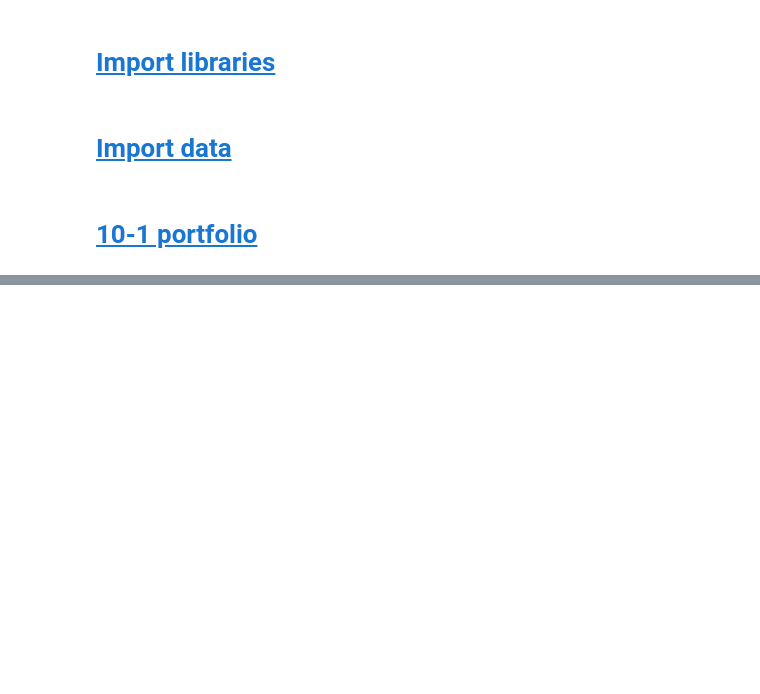
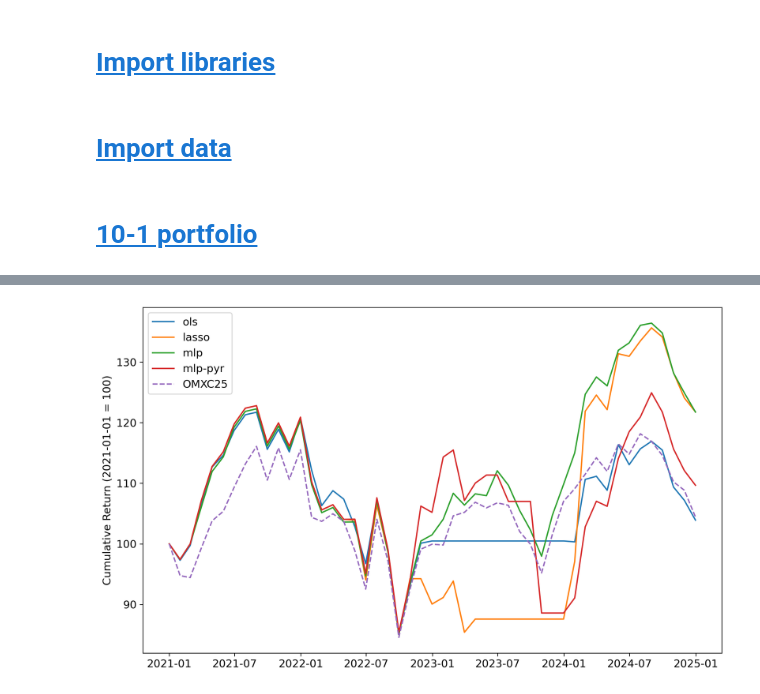
Before and after one commit to johanoelgaard/MastersThesis, a Jupyter notebook: trading johan.ipynb, the cells around one changed output, grey strips where cells are left out. Drawn from its saved outputs; the diff is of its cells as text; code cells hidden in the pictures; blank space fills up the shorter version.

```diff
--- a/trading johan.ipynb
+++ b/trading johan.ipynb
@@ -133,0 +141,46 @@ plt.close()
+# %%
+port_directional = pd.DataFrame()
+
+for model in models.keys():
+    tmp = df.copy(deep=True)
+    tmp['action'] = np.where(np.sign(tmp[model]) == 1, 1, np.where(np.sign(tmp[model]) == -1, -1, 0))
+    tmp['action'] = np.where(np.sign(tmp[model]) == 1, 1, -1)
+
+    tmp['n_short'] = (tmp['action'] == -1).astype(int)
+    tmp['n_long'] = (tmp['action'] == 1).astype(int)
+
+    tmp['n_short'] = tmp.groupby('timestamp')['n_short'].transform('sum')
+    tmp['n_long'] = tmp.groupby('timestamp')['n_long'].transform('sum')
+
+
+    tmp[f'{model}_return'] = np.where(tmp['action'] == 1, tmp['y_true_full']/tmp['n_long'],
+                        np.where(tmp['action'] == -1, - tmp['y_true_full']/tmp['n_short'], 0))
+    # pure one directional strategy
+    tmp[f'{model}_return'] = np.where(tmp['action'] == 1, tmp['y_true_full']/tmp['n_long'],0)
+    # tmp[f'{model}_return'] = np.where(tmp['action'] == -1, - tmp['y_true_full']/tmp['n_short'],0)
+
+    tmp = tmp.groupby('timestamp')[f'{model}_return'].sum().reset_index()
+    tmp[f'{model}_return'] = tmp[f'{model}_return'] + 1
+    tmp[f'{model}_return_cum'] = tmp[f'{model}_return'].cumprod() * 100
+    tmp[f'{model}_return'] = tmp[f'{model}_return'] - 1
+
+    port_directional = pd.concat([port_directional, tmp], axis=1)
+port_directional = port_directional.loc[:, ~port_directional.columns.duplicated()]
+port_directional.loc[-1] = [pd.Timestamp('2021-01-01'), 0, 100, 0, 100, 0, 100, 0, 100]
+port_directional = port_directional.sort_index().reset_index(drop=True)
+# %%
+# plotting
+plt.figure(figsize=(10, 6))
+for model in models.keys():
+    plt.plot(port_directional['timestamp'], port_directional[f'{model}_return_cum'], label=model)
+plt.plot(omxc25_price['timestamp'], omxc25_price['rebased'], label='OMXC25', linestyle='--')
+# plt.plot(omxcb_price['timestamp'], omxcb_price['rebased'], label='OMXCB', linestyle='--')
+# plt.title('Cumulative Returns by Model')
+# plt.xlabel('Timestamp')
+plt.ylabel('Cumulative Return (2021-01-01 = 100)')
+plt.legend()
+plt.tight_layout()
+plt.show()
+plt.close()
+# %% [output]
+[figure, added]
```
Also changed, not shown: parts of 5 cells of this notebook, 24 other files.
